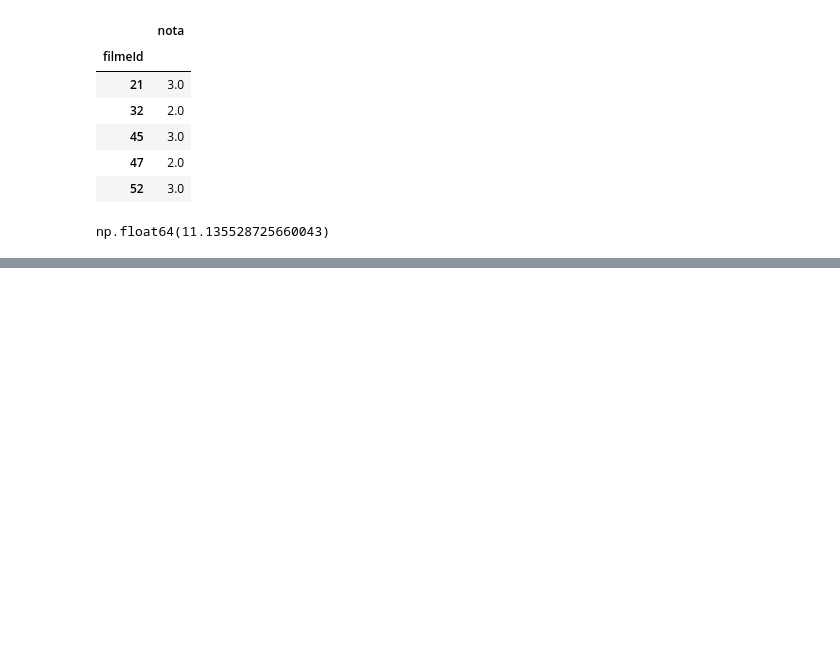
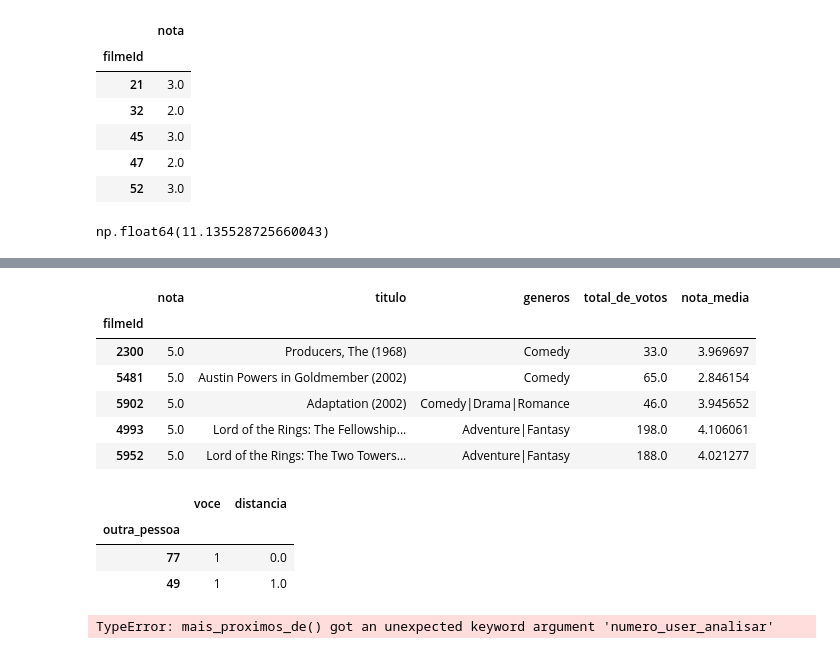
Before and after one commit to Velozo23/Data-Science, a Jupyter notebook: projeto_ml/sistema_recomendacao.ipynb, the cells around one changed output, grey strips where cells are left out. Cells and saved outputs as stored; diff of their text form; code cells hidden in the pictures; blank space fills up the shorter version.

```diff
--- a/projeto_ml/sistema_recomendacao.ipynb
+++ b/projeto_ml/sistema_recomendacao.ipynb
@@ -272,0 +342,29 @@ np.float64(11.135528725660043)
+# %%
+def distancia_de_todos(voce_id, n = None):
+    distancias = []
+    todos_os_usuarios = notas["usuarioId"].unique()
+    if n:
+        todos_os_usuarios = todos_os_usuarios[n:]
+    #informacoes = distancia_usuarios(voce_id, todos_os_usuarios)
+    # Converte os tipos NumPy para tipos nativos do Python
+    #informacoes_convertidas = [int(informacoes[0]), int(informacoes[1]), float(informacoes[2])]
+    distancias = [distancia_usuarios(voce_id, usuario_id) for usuario_id in todos_os_usuarios]
+    distancias = pd.DataFrame(distancias, columns= ["voce", "outra_pessoa", "distancia"])
+
+    return distancias
+# %%
+def distancia_de_todos(voce_id, n = None):
+    todos_os_usuarios = notas["usuarioId"].unique()
+    if n:
+      todos_os_usuarios = todos_os_usuarios[:n]
+    distancias = [distancia_usuarios(voce_id, usuario_id) for usuario_id in todos_os_usuarios]
+    distancias = list(filter(None, distancias))
+    distancias = pd.DataFrame(distancias, columns= ["voce", "outra_pessoa", "distancia"])
+    return distancias
+# %%
+#funcao que calcula os usuarios mais proximos de voce.
+def mais_proximos_de(voce_id, n = None):
+    distancias = distancia_de_todos(voce_id, n = n)
+    distancias = distancias.sort_values("distancia")
+    distancias = distancias.set_index("outra_pessoa").drop(voce_id)
+    return distancias
@@ -272,0 +384,23 @@ np.float64(11.135528725660043)
+# %%
+
+def sugere_para(voce):
+
+    notas_de_voce = notas_do_usuario(voce)
+    filmes_que_vc_ja_viu = notas_de_voce.index
+
+    similares = mais_proximos_de(voce, n = 50)
+    similar = similares.iloc[0].name
+    notas_do_similar = notas_do_usuario(similar)
+    notas_do_similar = notas_do_similar.drop(filmes_que_vc_ja_viu, errors='ignore')
+    recomendacoes = notas_do_similar.sort_values("nota", ascending=False)
+    return recomendacoes.join(filmes)
+# %%
+sugere_para(1).head()
+# %% [output]
+|  | nota | titulo | generos | total_de_votos | nota_media |
+| filmeId |  |  |  |  |  |
+| 2300 | 5.0 | Producers, The (1968) | Comedy | 33.0 | 3.969697 |
+| 5481 | 5.0 | Austin Powers in Goldmember (2002) | Comedy | 65.0 | 2.846154 |
+| 5902 | 5.0 | Adaptation (2002) | Comedy|Drama|Romance | 46.0 | 3.945652 |
+| 4993 | 5.0 | Lord of the Rings: The Fellowship... | Adventure|Fantasy | 198.0 | 4.106061 |
+| 5952 | 5.0 | Lord of the Rings: The Two Towers... | Adventure|Fantasy | 188.0 | 4.021277 |
@@ -272,0 +414,28 @@ np.float64(11.135528725660043)
+# %%
+mais_proximos_de(1, n_mais_proximos=2, n=300)
+# %% [output]
+|  | voce | distancia |
+| outra_pessoa |  |  |
+| 77 | 1 | 0.0 |
+| 49 | 1 | 1.0 |
+# %%
+#def sugere_para(voce):
+voce = 1
+n_mais_proximos = 10
+
+numero_user_analisar = 50
+notas_de_voce = notas_do_usuario(voce)
+filmes_que_vc_ja_viu = notas_de_voce.index
+
+similares = mais_proximos_de(voce, n_mais_proximos = n_mais_proximos, numero_user_analisar = numero_user_analisar)
+usuarios_similares = similares.index
+notas_dos_similares = notas.set_index("usuarioId").loc[usuarios_similares]
+notas_dos_similares = notas_dos_similares.groupby("filmeId").mean()[["nota"]]
+recomendacoes = recomendacoes.sort_values("nota", ascending=False)
+
+    #notas_do_similar = notas_do_usuario(similar)
+    #$notas_do_similar = notas_do_similar.drop(filmes_que_vc_ja_viu, errors='ignore')
+    #recomendacoes = notas_do_similar.sort_values("nota", ascending=False)
+    #return recomendacoes.join(filmes)
+# %% [output]
+TypeError: mais_proximos_de() got an unexpected keyword argument 'numero_user_analisar'
```
Also changed, not shown: parts of 10 cells of this notebook.
